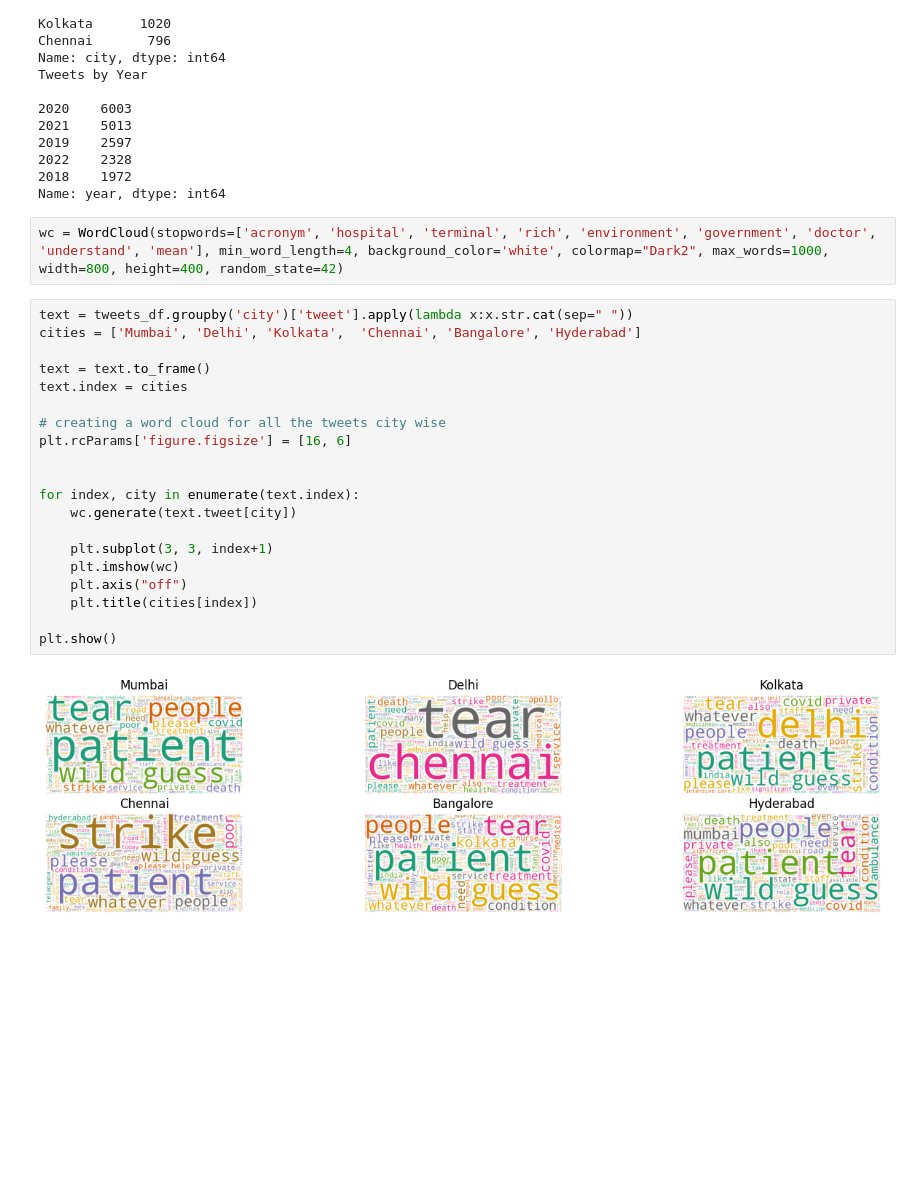
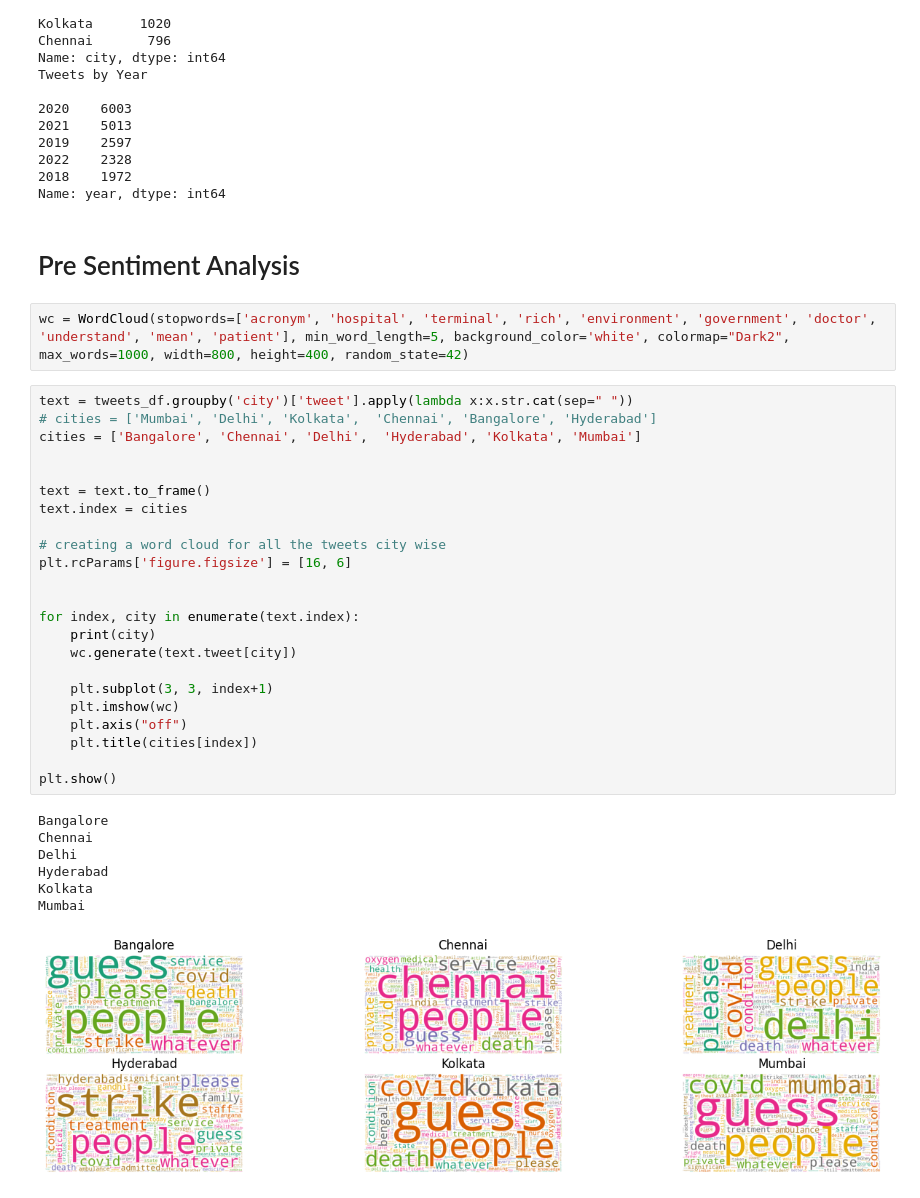
Before and after one commit to arjunality/twitter_data_analysis, a Jupyter notebook: v2/codefiles/data_eda_v2.ipynb, the cells around one changed output. Cells and saved outputs as stored; diff of their text form; blank space fills up the shorter version.

```diff
--- a/v2/codefiles/data_eda_v2.ipynb
+++ b/v2/codefiles/data_eda_v2.ipynb
@@ -42,29 +42,40 @@ Tweets by Year
 2022    2328
 2018    1972
 Name: year, dtype: int64
+# %% [markdown]
+# Pre Sentiment Analysis
 # %%
-wc = WordCloud(stopwords=['acronym', 'hospital', 'terminal', 'rich', 'environment', 'government', 'doctor', 'understand', 'mean'], min_word_length=4, background_color='white', colormap="Dark2", max_words=1000, width=800, height=400, random_state=42)
+wc = WordCloud(stopwords=['acronym', 'hospital', 'terminal', 'rich', 'environment', 'government', 'doctor', 'understand', 'mean', 'patient'], min_word_length=5, background_color='white', colormap="Dark2", max_words=1000, width=800, height=400, random_state=42)
 # %%
 text = tweets_df.groupby('city')['tweet'].apply(lambda x:x.str.cat(sep=" "))
-cities = ['Mumbai', 'Delhi', 'Kolkata',  'Chennai', 'Bangalore', 'Hyderabad']
+# cities = ['Mumbai', 'Delhi', 'Kolkata',  'Chennai', 'Bangalore', 'Hyderabad']
+cities = ['Bangalore', 'Chennai', 'Delhi',  'Hyderabad', 'Kolkata', 'Mumbai']
+
 
 text = text.to_frame()
 text.index = cities
 
 # creating a word cloud for all the tweets city wise
 plt.rcParams['figure.figsize'] = [16, 6]
 
 
 for index, city in enumerate(text.index):
+    print(city)
     wc.generate(text.tweet[city])
 
     plt.subplot(3, 3, index+1)
     plt.imshow(wc)
     plt.axis("off")
     plt.title(cities[index])
 
 plt.show()
 # %% [output]
+Bangalore
+Chennai
+Delhi
+Hyderabad
+Kolkata
+Mumbai
-[figure, old version]
+[figure, new version]
 # %%
 text = tweets_df.groupby('year')['tweet'].apply(lambda x:x.str.cat(sep=" "))
```
Also changed, not shown: parts of 3 cells of this notebook, 5 other files.
